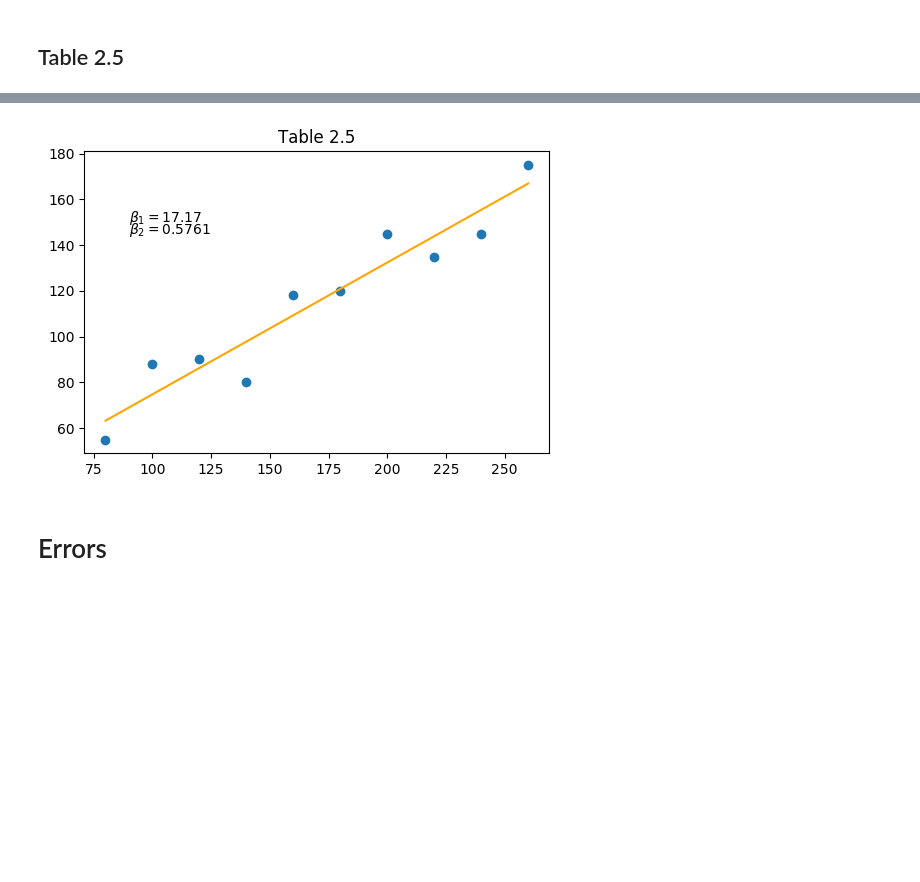
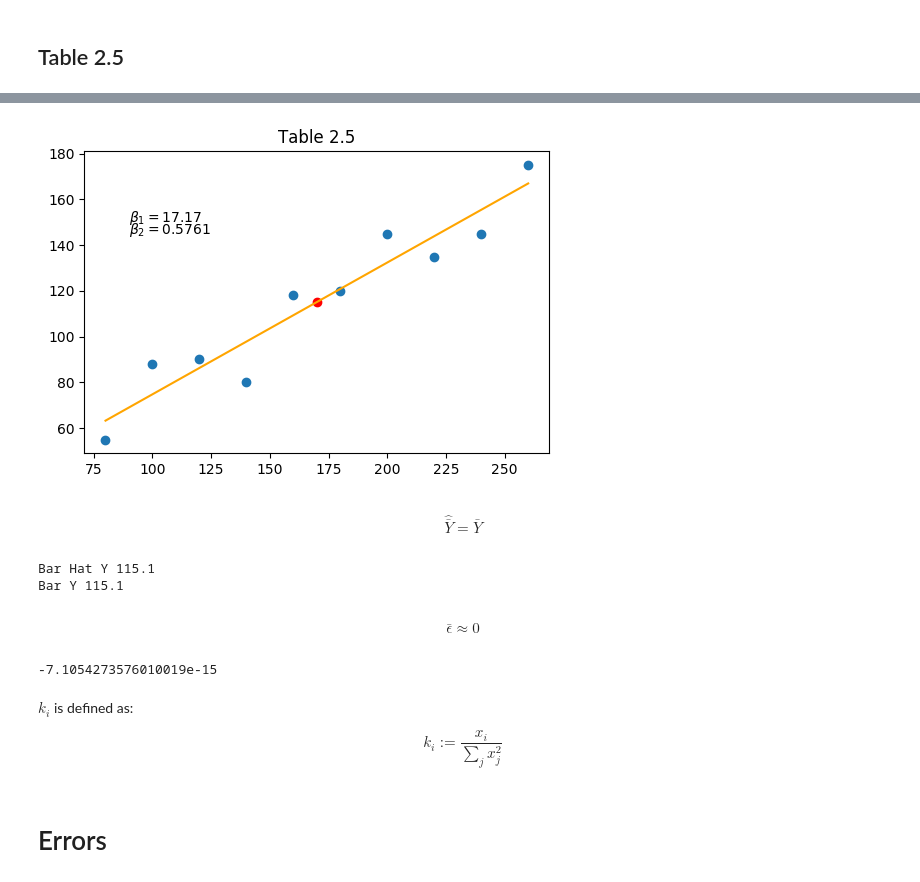
Before and after one commit to gerdm/UMA, a Jupyter notebook: econometrics/Regression Analysis.ipynb, the cells around one changed output, grey strips where cells are left out. Drawn from its saved outputs; the diff is of its cells as text; code cells hidden in the pictures; blank space fills up the shorter version.

```diff
--- a/econometrics/Regression Analysis.ipynb
+++ b/econometrics/Regression Analysis.ipynb
@@ -74,12 +82,36 @@ t25
 # %%
 plt.figure(dpi=100)
 plt.scatter(t25.X, t25.Y)
 plt.title("Table 2.5")
 beta1_25 = beta1(t25.X, t25.Y)
 beta2_25 = beta2(t25.X, t25.Y)
 plt.plot(t25.X, t25.fit, color="orange")
+
+plt.scatter(np.mean(t25.X), np.mean(t25.Y), color="red")
 plt.text(90, 150, r"$\beta_1 = {}$".format(round(beta1_25, 2)))
 plt.text(90, 145, r"$\beta_2 = {}$".format(round(beta2_25, 4)))
 plt.show()
 # %% [output]
-[figure, old version]
+[figure, new version]
+# %% [markdown]
+ $$\hat{\bar{Y}} = \bar{Y}$$
+# %%
+print("Bar Hat Y", np.mean(t25.fit))
+print("Bar Y", np.mean(t25.Y))
+# %% [output]
+Bar Hat Y 115.1
+Bar Y 115.1
+# %% [markdown]
+$$
+    \bar \epsilon \approx 0
+$$
+# %%
+sum(t25.Y - t25.fit)
+# %% [output]
+-7.1054273576010019e-15
+# %% [markdown]
+$k_i$ is defined as:
+
+$$
+    k_i := \frac{x_i}{\sum_j x_j^2}
+$$
```
Also changed, not shown: parts of 19 cells of this notebook, 4 other files.
